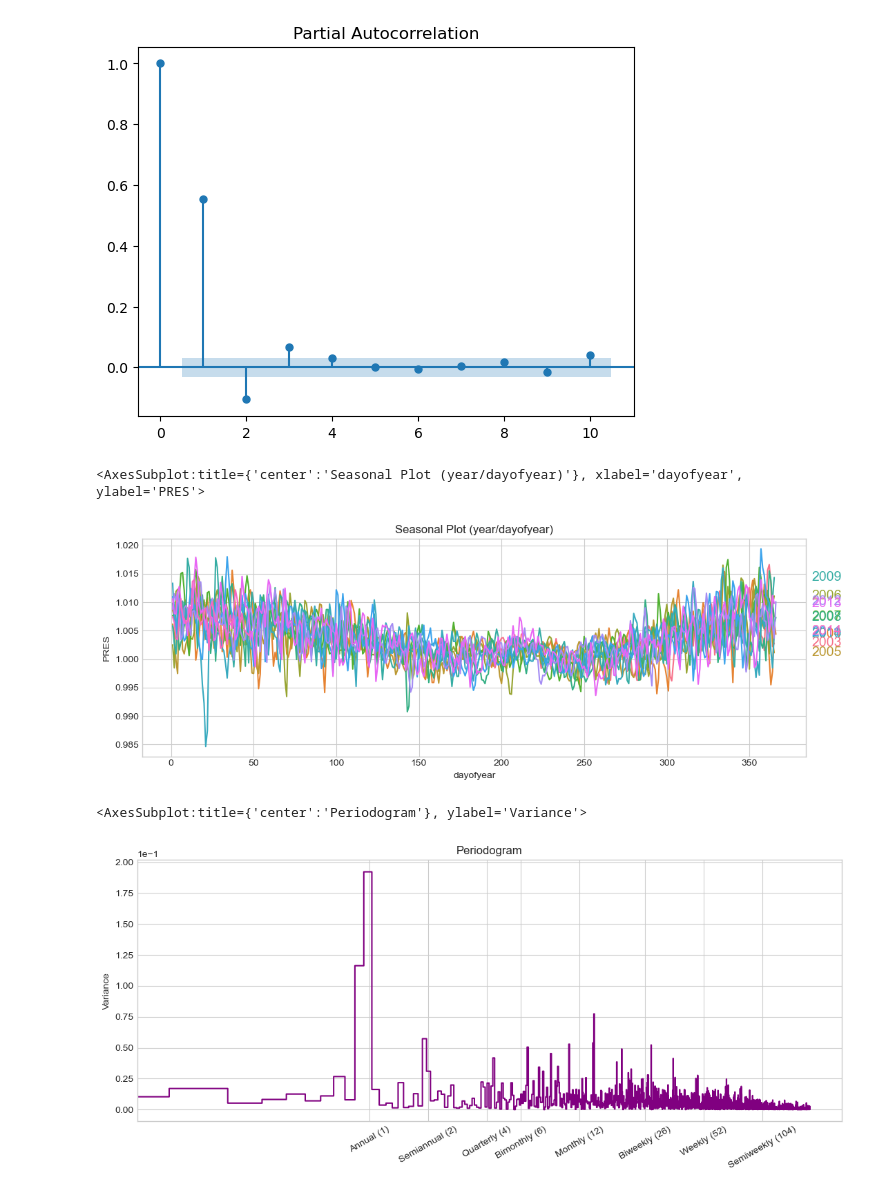
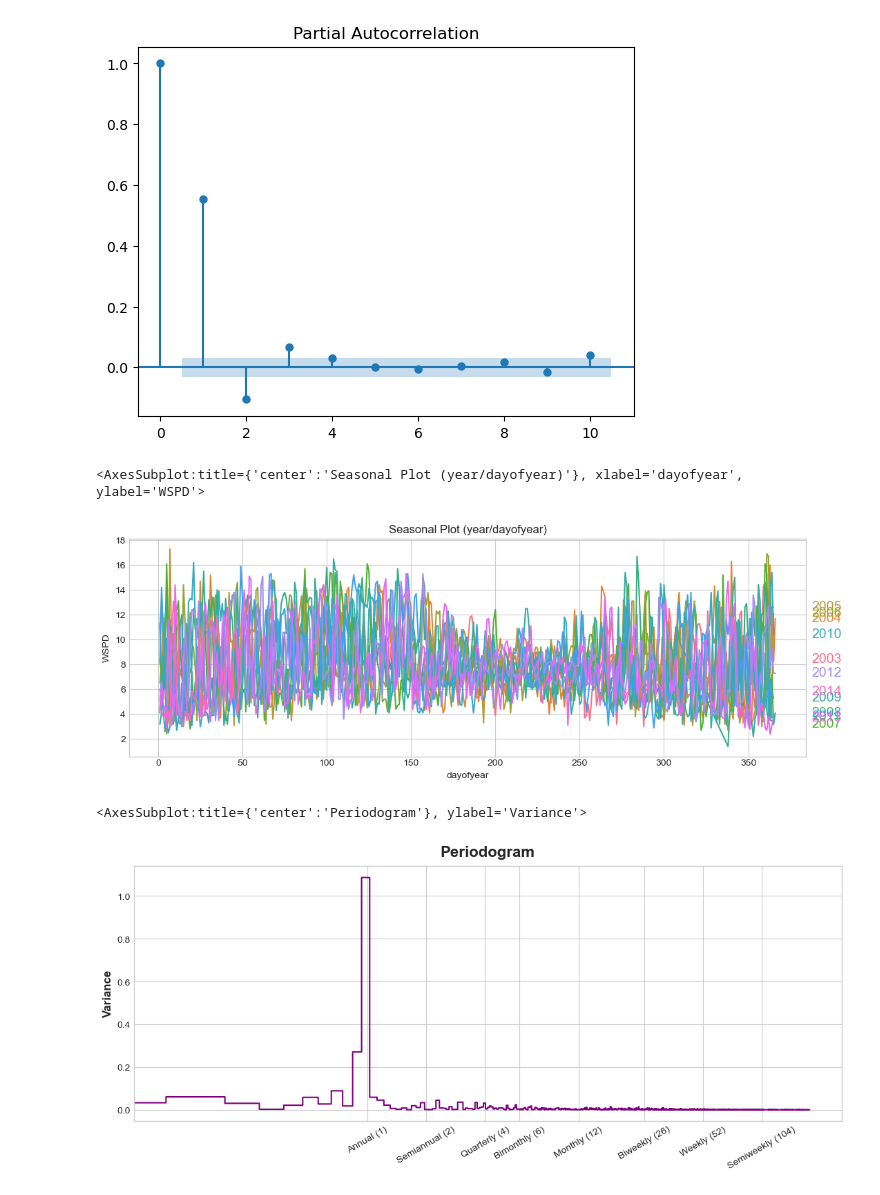
Before and after one commit to dakotarawlings/weather_timeseries_analysis, a Jupyter notebook: data_EDA.ipynb, the cells around one changed output. Cells and saved outputs as stored; diff of their text form; code cells hidden in the pictures.

```diff
--- a/data_EDA.ipynb
+++ b/data_EDA.ipynb
@@ -223,15 +225,15 @@ def plot_periodogram(ts, detrend='linear', ax=None):
 # %%
 X = df_engineered.copy()
 
 X["dayofyear"] = X.index.dayofyear
 X["year"] = X.index.year
 fig, ax = plt.subplots( figsize=(11, 4))
-seasonal_plot(X, y="PRES", period="year", freq="dayofyear", ax=ax)
+seasonal_plot(X, y="WSPD", period="year", freq="dayofyear", ax=ax)
 # %% [output]
-<AxesSubplot:title={'center':'Seasonal Plot (year/dayofyear)'}, xlabel='dayofyear', ylabel='PRES'>
+<AxesSubplot:title={'center':'Seasonal Plot (year/dayofyear)'}, xlabel='dayofyear', ylabel='WSPD'>
-[figure, old version]
+[figure, new version]
 # %%
-plot_periodogram(df_engineered['WSPD'])
+plot_periodogram(df_engineered['ATMP'])
 # %% [output]
 <AxesSubplot:title={'center':'Periodogram'}, ylabel='Variance'>
-[figure, old version]
+[figure, new version]
```
Also changed, not shown: parts of 3 cells of this notebook, 2 other files.
